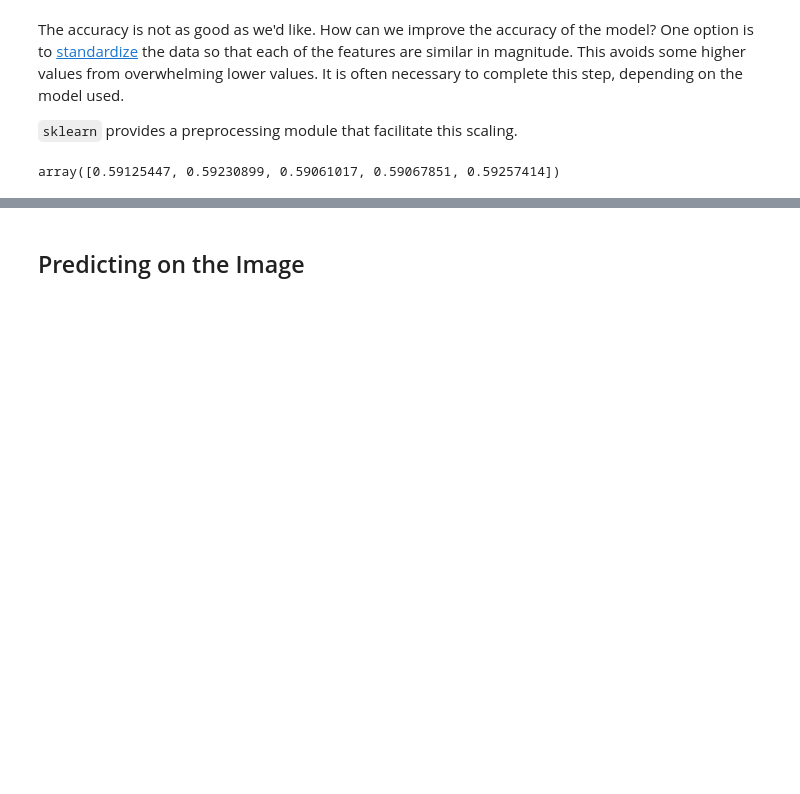
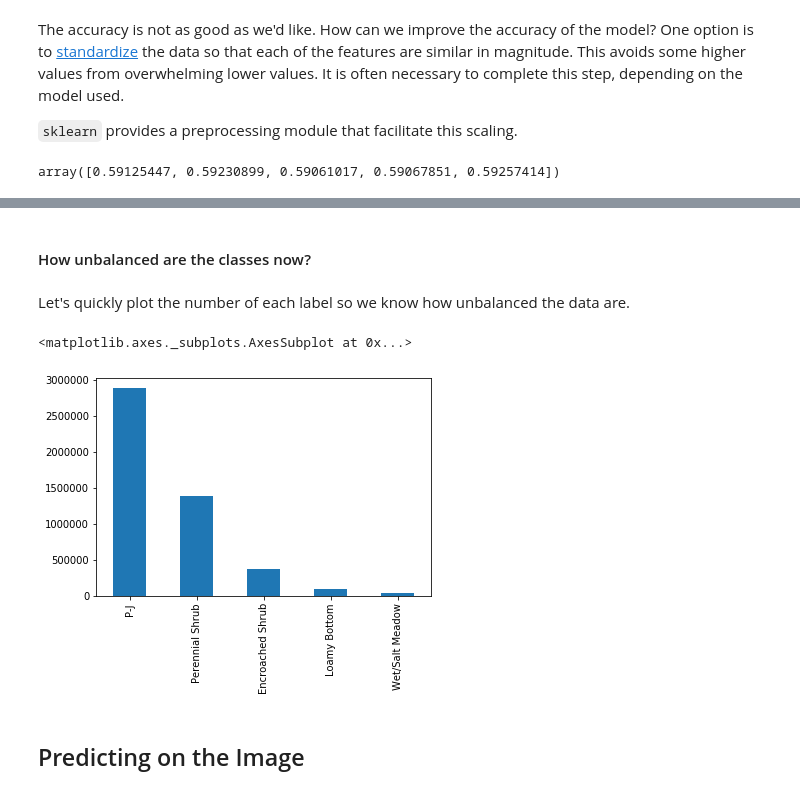
Before and after one commit to eanderson-ei/dev-env, a Jupyter notebook: notebooks/mule-deer_stm-classifier-Copy1.ipynb, the cells around one changed output, grey strips where cells are left out. Cells and saved outputs as stored; diff of their text form; code cells hidden in the pictures; blank space fills up the shorter version.

Commit message:
begin balancing classes to improve accuracy

```diff
--- a/notebooks/mule-deer_stm-classifier-Copy1.ipynb
+++ b/notebooks/mule-deer_stm-classifier-Copy1.ipynb
@@ -278,3 +293,14 @@ array([0.59125447, 0.59230899, 0.59061017, 0.59067851, 0.59257414])
+# %% [markdown]
+#### How unbalanced are the classes now?
+# %% [markdown]
+Let's quickly plot the number of each label so we know how unbalanced the data are.
+# %%
+import pandas as pd
+df = pd.DataFrame(y_train)
+df[0].value_counts().plot(kind='bar')
+# %% [output]
+<matplotlib.axes._subplots.AxesSubplot at 0x...>
+[figure, added]
 # %% [markdown]
 ## Predicting on the Image
 # %% [markdown]
```
Also changed, not shown: parts of 4 cells of this notebook.
